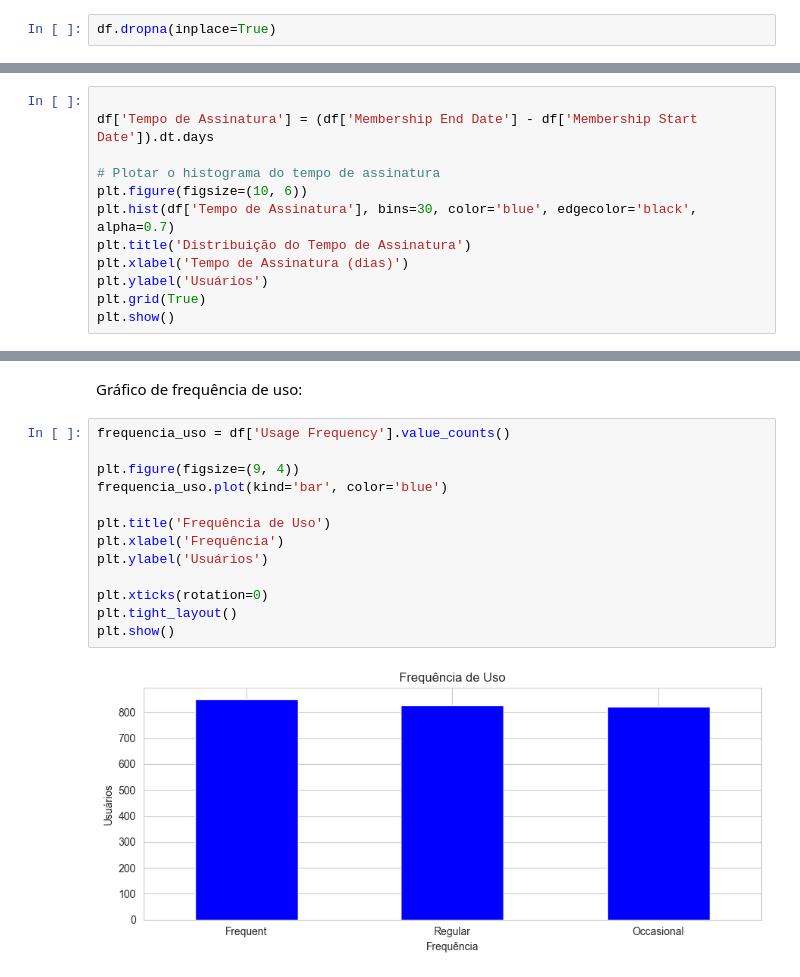
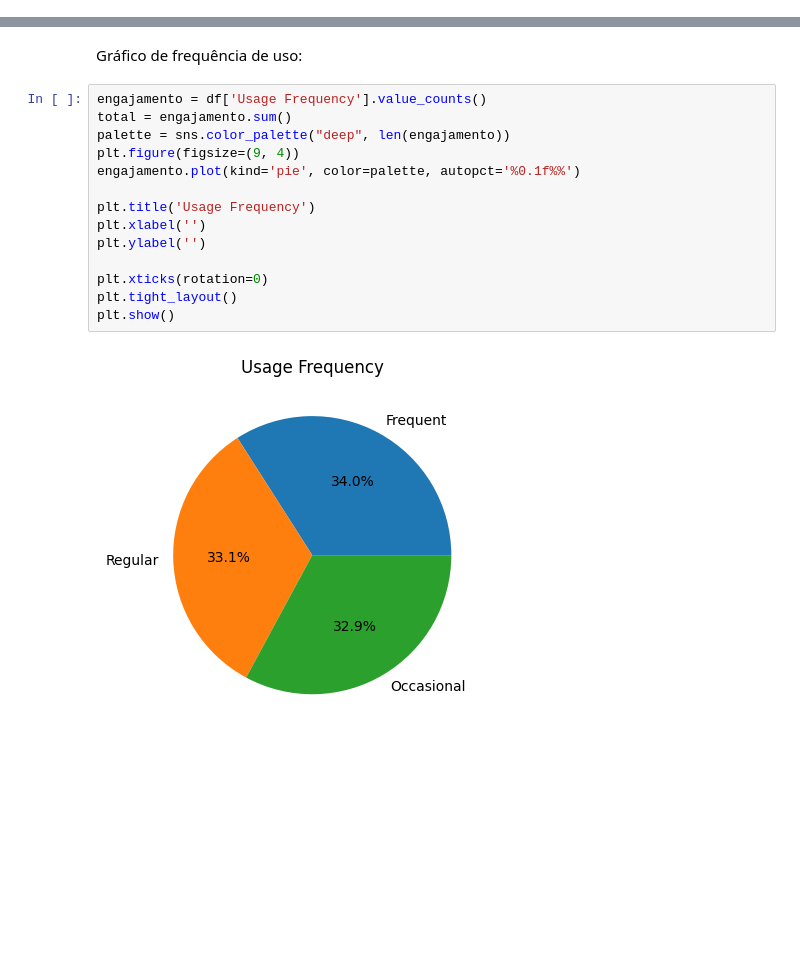
Before and after one commit to RafaelEliaas/PrimeVideoAnalysis, a Jupyter notebook: PrimeVideoAnalysis.ipynb, the cells around one changed output, grey strips where cells are left out. Saved outputs shown, nothing was run; the diff lists cells and outputs as text; blank space fills up the shorter version.

```diff
--- a/PrimeVideoAnalysis.ipynb
+++ b/PrimeVideoAnalysis.ipynb
@@ -57,2 +54,0 @@ Código para exclusão de dados faltantes:
-# %%
-df.dropna(inplace=True)
@@ -116,12 +146,0 @@ Gráfico de destribuição de tempo de assinatura:
-# %%
-
-df['Tempo de Assinatura'] = (df['Membership End Date'] - df['Membership Start Date']).dt.days
-
-# Plotar o histograma do tempo de assinatura
-plt.figure(figsize=(10, 6))
-plt.hist(df['Tempo de Assinatura'], bins=30, color='blue', edgecolor='black', alpha=0.7)
-plt.title('Distribuição do Tempo de Assinatura')
-plt.xlabel('Tempo de Assinatura (dias)')
-plt.ylabel('Usuários')
-plt.grid(True)
-plt.show()
@@ -147,17 +171,18 @@ plt.show()
 # %% [markdown]
 Gráfico de frequência de uso:
 # %%
-frequencia_uso = df['Usage Frequency'].value_counts()
+engajamento = df['Usage Frequency'].value_counts()
+total = engajamento.sum()
+palette = sns.color_palette("deep", len(engajamento))
+plt.figure(figsize=(9, 4))
+engajamento.plot(kind='pie', color=palette, autopct='%0.1f%%')
 
-plt.figure(figsize=(9, 4))
-frequencia_uso.plot(kind='bar', color='blue')
-
-plt.title('Frequência de Uso')
-plt.xlabel('Frequência')
-plt.ylabel('Usuários')
+plt.title('Usage Frequency')
+plt.xlabel('')
+plt.ylabel('')
 
 plt.xticks(rotation=0)
 plt.tight_layout()
 plt.show()
 # %% [output]
-[figure, old version]
+[figure, new version]
```
Also changed, not shown: parts of 19 cells of this notebook.
